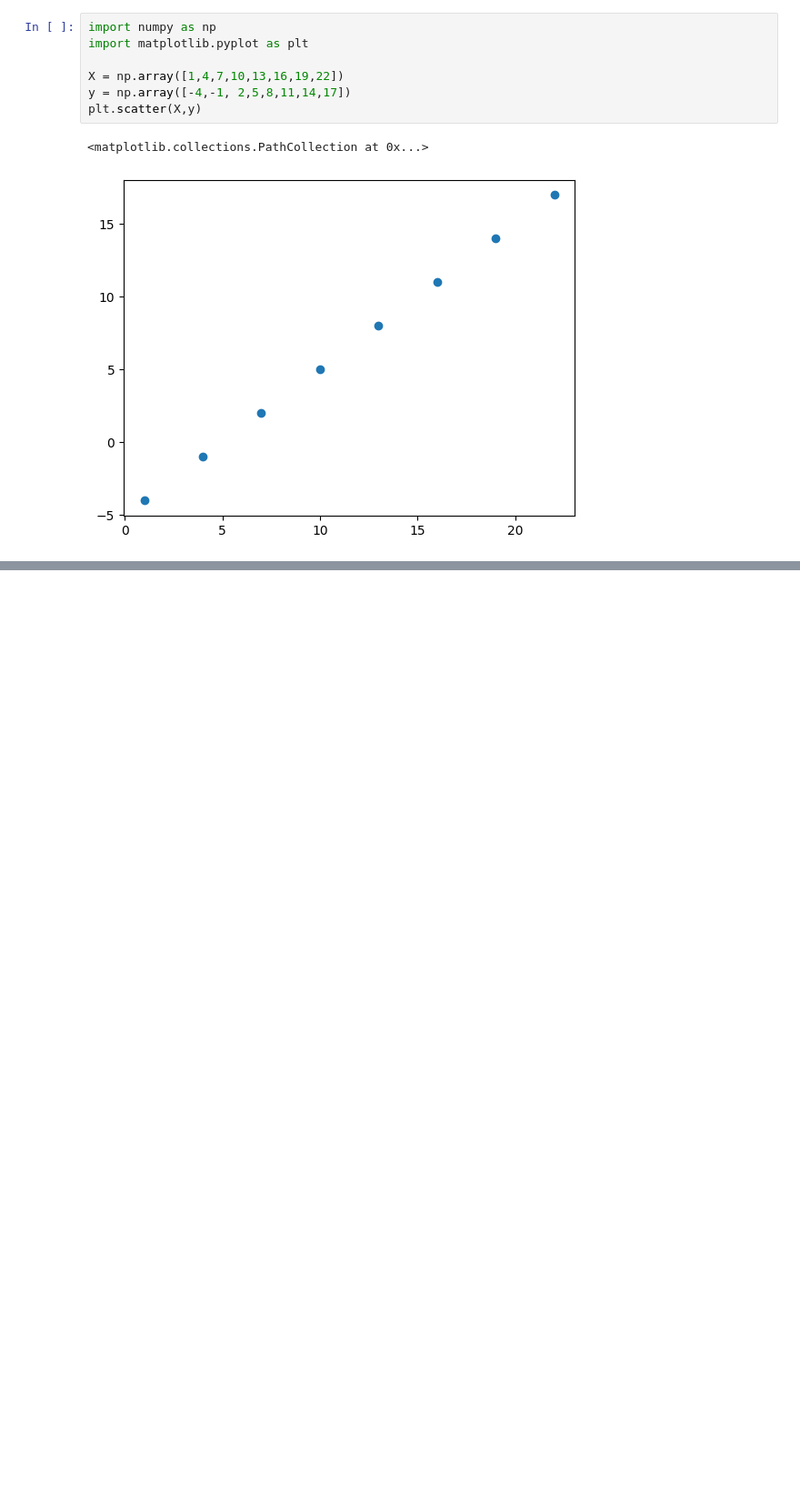
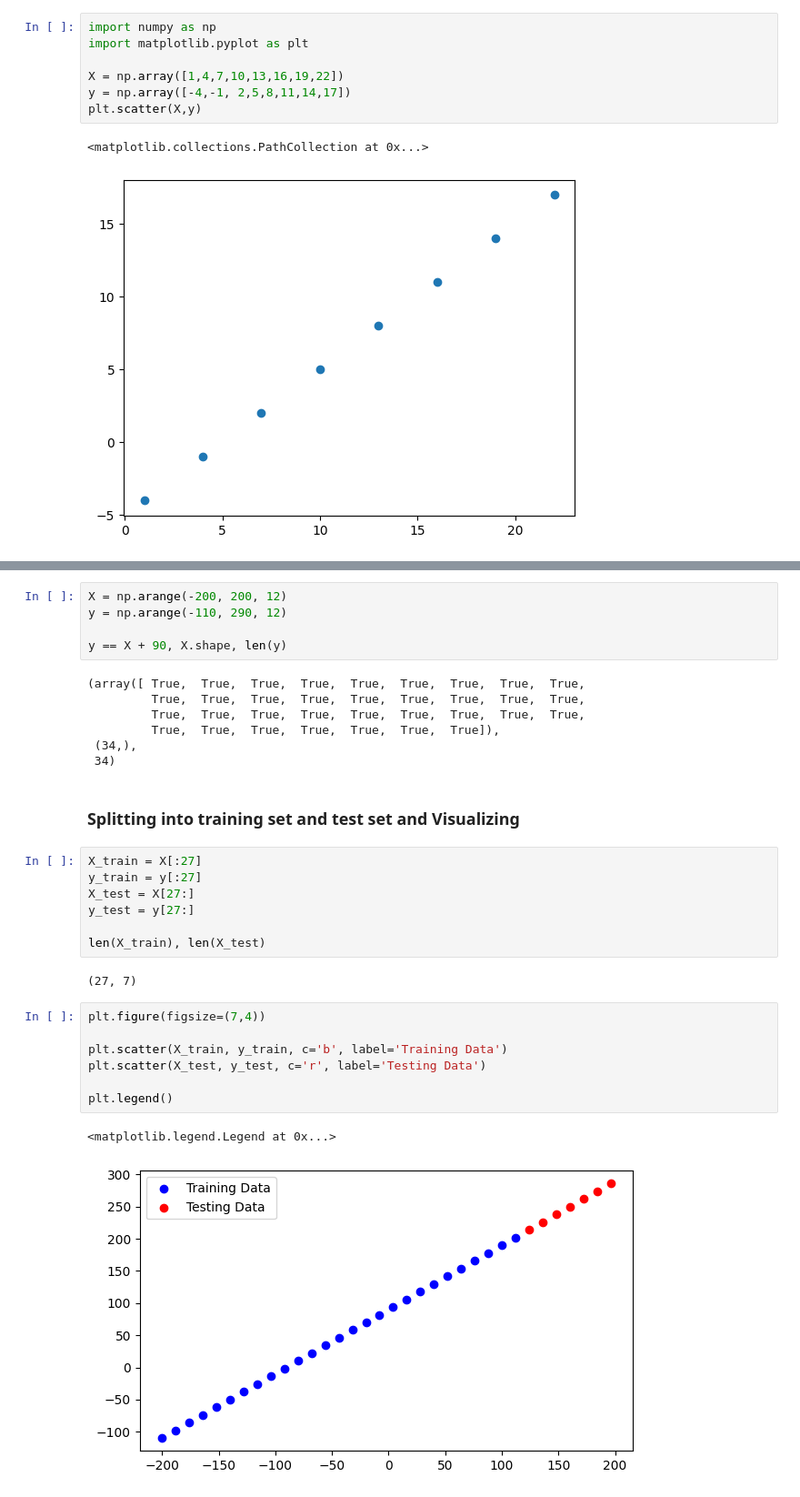
Before and after one commit to Prajwal-ak-0/AI, a Jupyter notebook: 1_Neural_network_regression.ipynb, the cells around one changed output, grey strips where cells are left out. Shown at 91% size. Saved outputs shown, nothing was run; the diff lists cells and outputs as text; blank space fills up the shorter version.

Commit message:
Training and Visualizing

```diff
--- a/1_Neural_network_regression.ipynb
+++ b/1_Neural_network_regression.ipynb
@@ -46,0 +80,33 @@ plt.scatter(X,y)
+# %%
+X = np.arange(-200, 200, 12)
+y = np.arange(-110, 290, 12)
+
+y == X + 90, X.shape, len(y)
+# %% [output]
+(array([ True,  True,  True,  True,  True,  True,  True,  True,  True,
+         True,  True,  True,  True,  True,  True,  True,  True,  True,
+         True,  True,  True,  True,  True,  True,  True,  True,  True,
+         True,  True,  True,  True,  True,  True,  True]),
+ (34,),
+ 34)
+# %% [markdown]
+### Splitting into training set and test set and Visualizing
+# %%
+X_train = X[:27]
+y_train = y[:27]
+X_test = X[27:]
+y_test = y[27:]
+
+len(X_train), len(X_test)
+# %% [output]
+(27, 7)
+# %%
+plt.figure(figsize=(7,4))
+
+plt.scatter(X_train, y_train, c='b', label='Training Data')
+plt.scatter(X_test, y_test, c='r', label='Testing Data')
+
+plt.legend()
+# %% [output]
+<matplotlib.legend.Legend at 0x...>
+[figure, added]
```
Also changed, not shown: parts of 7 cells of this notebook.
